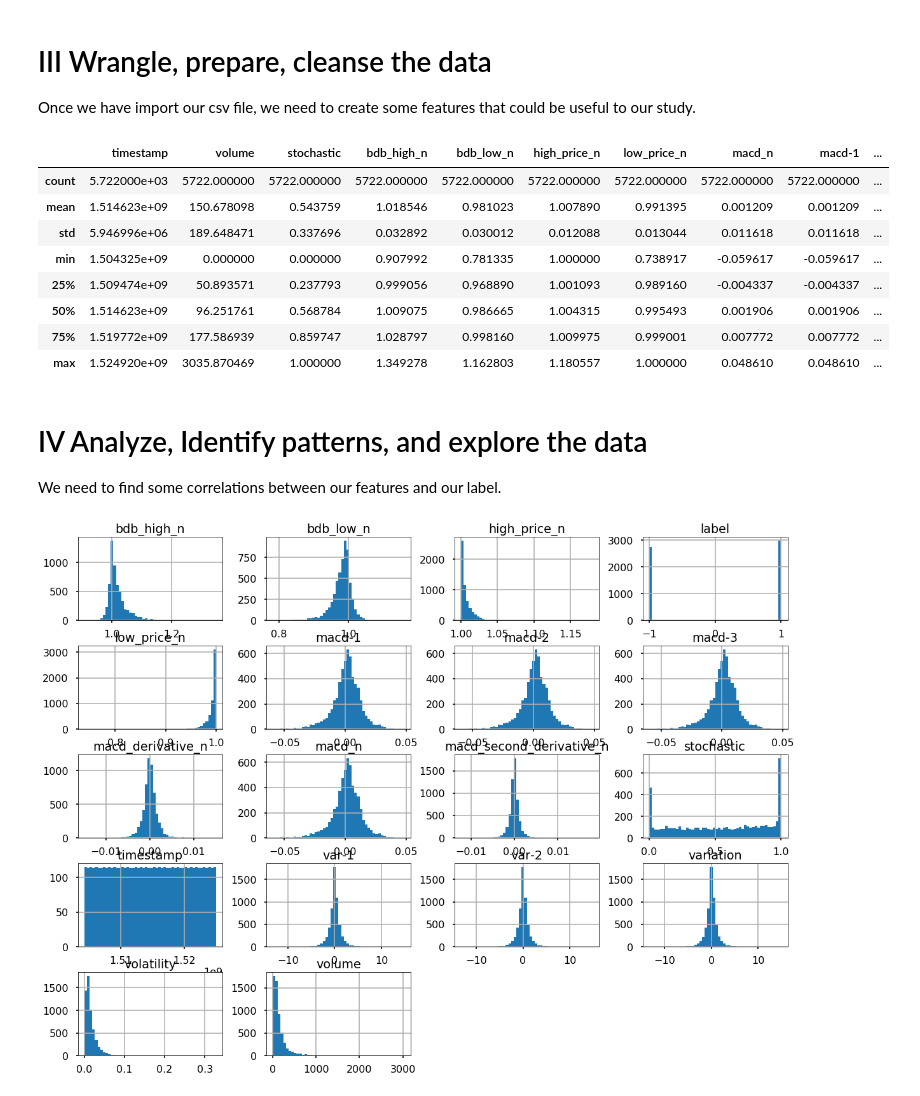
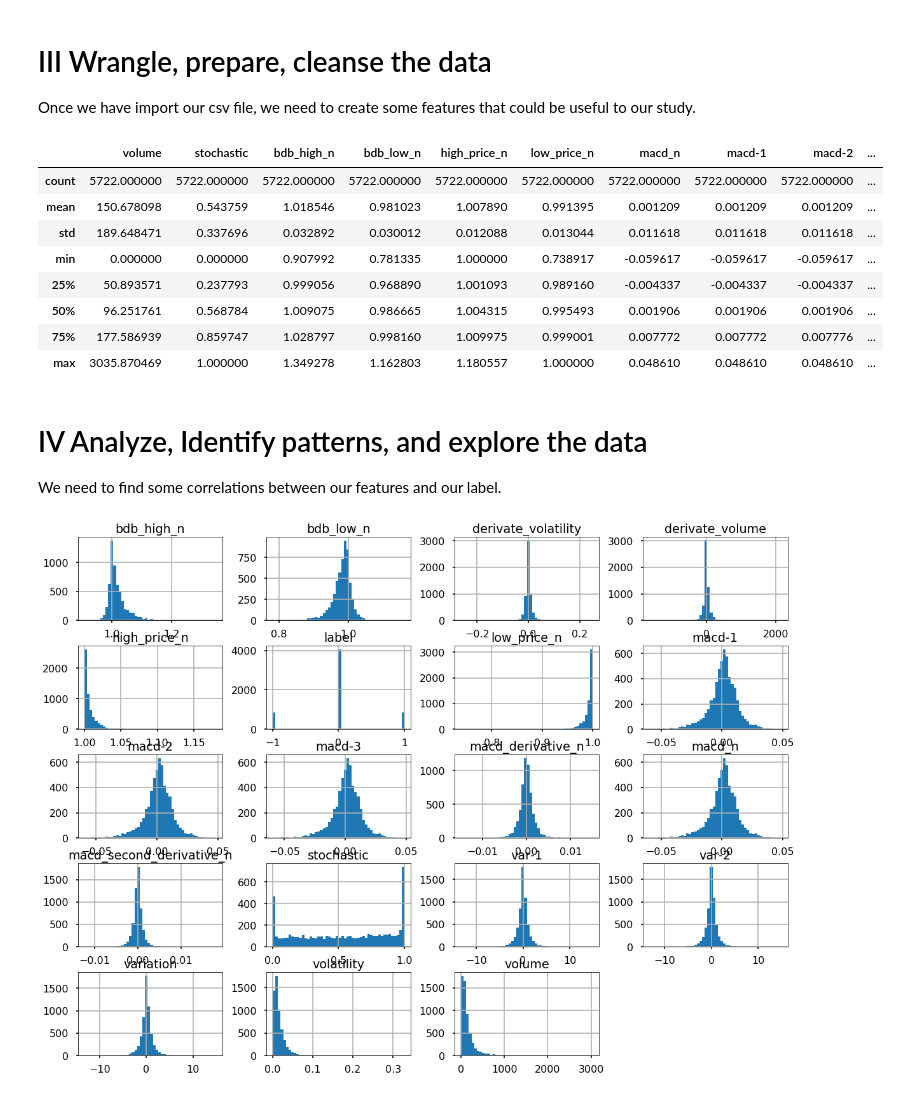
Before and after one commit to florent19961/Trading_bot, a Jupyter notebook: data_analysis/Machine_Learning_first_approach.ipynb, the cells around one changed output. Cells and saved outputs as stored; diff of their text form; code cells hidden in the pictures.

```diff
--- a/data_analysis/Machine_Learning_first_approach.ipynb
+++ b/data_analysis/Machine_Learning_first_approach.ipynb
@@ -39,11 +39,9 @@ Once we have import our csv file, we need to create some features that could be
 # %%
 import pandas as pd
 import numpy as np
-from sklearn.neighbors import KNeighborsClassifier
-#from sklearn.linear_model import LogisticRegression
-from sklearn.ensemble import RandomForestClassifier
+import results
+import matplotlib.pyplot as plt
 
-import matplotlib.pyplot as plt
 plt.style.use('seaborn-poster')
 
 file_name = 'btc_eur_3600.csv'
@@ -57,8 +55,6 @@ df_primary['bdb_high_n'] = df_primary['bdb_high'] / df_primary['opening_price']
 df_primary['bdb_low_n'] = df_primary['bdb_low'] / df_primary['opening_price']
 df_primary['high_price_n'] = df_primary['high_price'] / df_primary['opening_price']
 df_primary['low_price_n'] = df_primary['low_price'] / df_primary['opening_price']
-#df_primary['mme12_n'] = df_primary['mme12'] / df_primary['opening_price']
-#df_primary['mme26_n'] = df_primary['mme26'] / df_primary['opening_price']
 df_primary['macd_n'] = df_primary['macd'] / df_primary['opening_price']
 df_primary['macd-1'] = df_primary['macd_n'].shift(1)
 df_primary['macd-2'] = df_primary['macd_n'].shift(2)
@@ -71,20 +67,16 @@ previous evolution"""
 df_primary['variation'] = (df_primary['closing_price'] - df_primary['opening_price']) / df_primary['opening_price']*100
 df_primary['var-1'] = df_primary['variation'].shift(1)
 df_primary['var-2'] = df_primary['variation'].shift(2)
-#df_primary['var-3'] = df_primary['variation'].shift(3)
 
 """MACD is one of the most important indicator in stock prices classic analysis, we are creating its derivate, and its
 second derivate to see if there is a correlation with the stock prices"""
 df_primary['macd_derivative_n'] = df_primary['macd_n'] - df_primary['macd_n'].shift(1)
-#df_primary['macd_second_derivative_n'] = df_primary['macd_n'] + df_primary['macd_n'].shift(2)
 df_primary['macd_second_derivative_n'] = df_primary['macd_derivative_n'] - df_primary['macd_derivative_n'].shift(1)
-#df_primary['macd_third_derivative_n'] = df_primary['macd_second_derivative_n'] - df_primary['macd_second_derivative_n'].shift(1)
-#df_primary['derivate_stochastic'] = df_primary['stochastic'] - df_primary['stochastic'].shift(1)
 
 """Volatility"""
 df_primary['volatility'] = df_primary['high_price_n'] - df_primary['low_price_n']
-#df_primary['derivate_volatility'] = df_primary['volatility'] - df_primary['volatility'].shift(1)
-#df_primary['derivate_volume'] = df_primary['volume'] - df_primary['volume'].shift(1)
+df_primary['derivate_volatility'] = df_primary['volatility'] - df_primary['volatility'].shift(1)
+df_primary['derivate_volume'] = df_primary['volume'] - df_primary['volume'].shift(1)
 
 """redudancy variables dropped"""
 
@@ -99,55 +91,55 @@ df_primary = df_primary.drop('high_price', axis = 1)
 df_primary = df_primary.drop('length', axis = 1)
 df_primary = df_primary.drop('date', axis = 1)
 df_primary = df_primary.drop('macd', axis = 1)
-#df_primary = df_primary.drop('timestamp', axis = 1)
+df_primary = df_primary.drop('timestamp', axis = 1)
 
 """On décale d'un cran notre variation afin de pouvoir faire une étude cohérente"""
 
 df_primary['variation'] = df_primary['variation'].shift(-1)
 
 """label column"""
 
 def label(data_row, seuil = 0.3):
 
     variation = data_row['variation']
 
     if variation >= seuil:
         return 1
     elif variation <= - seuil:
         return -1
     else:
         return 0
 
-df_primary['label'] = df_primary.apply(label, args = (0,), axis=1)
+df_primary['label'] = df_primary.apply(label, args = (1,), axis=1)
 df_training = df_primary.copy()
 
 df_training = df_training.drop('variation', axis = 1)
 
 """We drop our NaN which corresponds to the shifted values (3 rows dropped)"""
 
 df_primary.dropna(inplace=True)
 df_training.dropna(inplace = True)
 df = df_primary.copy()
 
 df_primary.describe()
 # %% [output]
-|  | timestamp | volume | stochastic | bdb_high_n | bdb_low_n | high_price_n | low_price_n | macd_n | macd-1 | ... |
-| count | 5.722000e+03 | 5722.000000 | 5722.000000 | 5722.000000 | 5722.000000 | 5722.000000 | 5722.000000 | 5722.000000 | 5722.000000 | ... |
-| mean | 1.514623e+09 | 150.678098 | 0.543759 | 1.018546 | 0.981023 | 1.007890 | 0.991395 | 0.001209 | 0.001209 | ... |
-| std | 5.946996e+06 | 189.648471 | 0.337696 | 0.032892 | 0.030012 | 0.012088 | 0.013044 | 0.011618 | 0.011618 | ... |
-| min | 1.504325e+09 | 0.000000 | 0.000000 | 0.907992 | 0.781335 | 1.000000 | 0.738917 | -0.059617 | -0.059617 | ... |
-| 25% | 1.509474e+09 | 50.893571 | 0.237793 | 0.999056 | 0.968890 | 1.001093 | 0.989160 | -0.004337 | -0.004337 | ... |
-| 50% | 1.514623e+09 | 96.251761 | 0.568784 | 1.009075 | 0.986665 | 1.004315 | 0.995493 | 0.001906 | 0.001906 | ... |
-| 75% | 1.519772e+09 | 177.586939 | 0.859747 | 1.028797 | 0.998160 | 1.009975 | 0.999001 | 0.007772 | 0.007772 | ... |
-| max | 1.524920e+09 | 3035.870469 | 1.000000 | 1.349278 | 1.162803 | 1.180557 | 1.000000 | 0.048610 | 0.048610 | ... |
+|  | volume | stochastic | bdb_high_n | bdb_low_n | high_price_n | low_price_n | macd_n | macd-1 | macd-2 | ... |
+| count | 5722.000000 | 5722.000000 | 5722.000000 | 5722.000000 | 5722.000000 | 5722.000000 | 5722.000000 | 5722.000000 | 5722.000000 | ... |
+| mean | 150.678098 | 0.543759 | 1.018546 | 0.981023 | 1.007890 | 0.991395 | 0.001209 | 0.001209 | 0.001209 | ... |
+| std | 189.648471 | 0.337696 | 0.032892 | 0.030012 | 0.012088 | 0.013044 | 0.011618 | 0.011618 | 0.011618 | ... |
+| min | 0.000000 | 0.000000 | 0.907992 | 0.781335 | 1.000000 | 0.738917 | -0.059617 | -0.059617 | -0.059617 | ... |
+| 25% | 50.893571 | 0.237793 | 0.999056 | 0.968890 | 1.001093 | 0.989160 | -0.004337 | -0.004337 | -0.004337 | ... |
+| 50% | 96.251761 | 0.568784 | 1.009075 | 0.986665 | 1.004315 | 0.995493 | 0.001906 | 0.001906 | 0.001906 | ... |
+| 75% | 177.586939 | 0.859747 | 1.028797 | 0.998160 | 1.009975 | 0.999001 | 0.007772 | 0.007772 | 0.007776 | ... |
+| max | 3035.870469 | 1.000000 | 1.349278 | 1.162803 | 1.180557 | 1.000000 | 0.048610 | 0.048610 | 0.048610 | ... |
 # %% [markdown]
 IV Analyze, Identify patterns, and explore the data
 ==
 We need to find some correlations between our features and our label.
 # %%
-"""visualisation of our different parameters"""
+# visualisation of our different parameters
 df_primary.hist(bins=50, figsize=(20,15))
 plt.show()
 # %% [output]
-[figure, old version]
+[figure, new version]
 # %%
```
Also changed, not shown: parts of 11 cells of this notebook, 3 other files.
